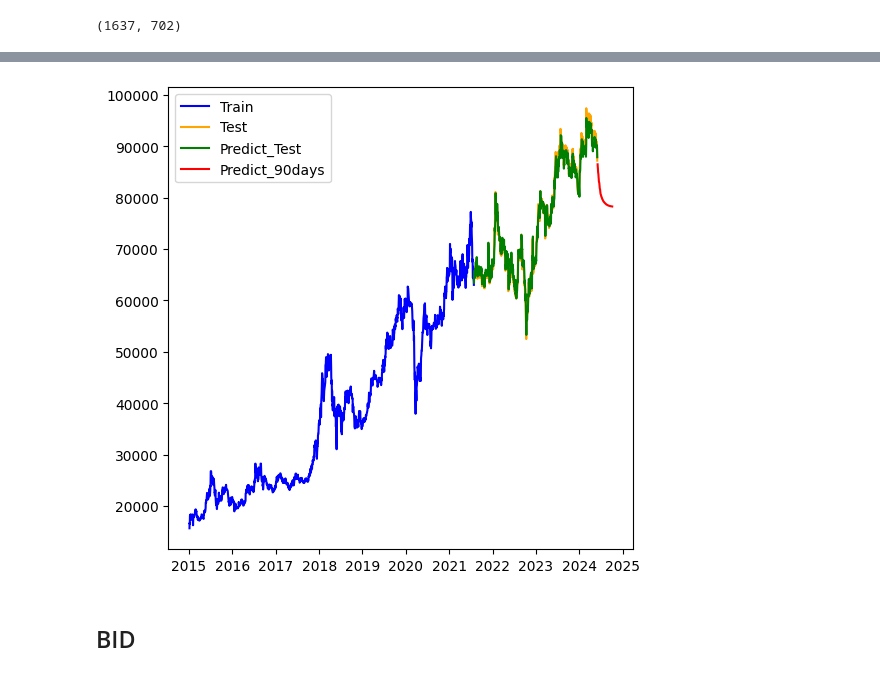
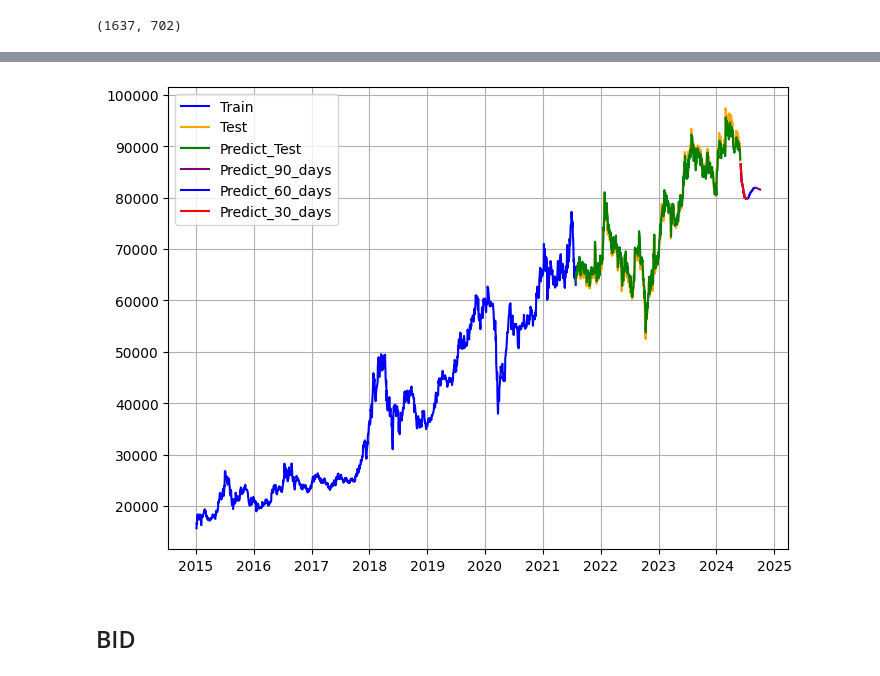
Before and after one commit to ngvmanh/IS403_O22_HTCL_14, a Jupyter notebook: Model/RNN/RNN(7-3).ipynb, the cells around one changed output, grey strips where cells are left out. Saved outputs shown, nothing was run; the diff lists cells and outputs as text; code cells hidden in the pictures.

```diff
--- a/Model/RNN/RNN(7-3).ipynb
+++ b/Model/RNN/RNN(7-3).ipynb
@@ -23,7 +23,7 @@ def generate_date_array(start_date, length):
 _split = 0.7
 epochs = 200
 batch_size = 64
-time_step = 30
+time_step = 60
 # %% [markdown]
 ## VCB
 # %%
@@ -207,16 +207,23 @@ future_data = pd.DataFrame(future_prices, columns=['Close'], index=future_dates)
+# %%
+predict_30_days = future_data[:30]
+predict_60_days = future_data[:60]
+predict_90_days = future_data[:90]
 # %%
 test_predict = test_predict.reshape(-1)
 test_predict = pd.DataFrame(test_predict, columns=['Close'], index=test_data.index)
 # %%
-plt.figure(figsize=(6, 6))
+plt.figure(figsize=(8, 6))
 plt.plot(train_data.index, train_data['Close'], label='Train', color='blue')
 plt.plot(test_data.index, test_data['Close'], label='Test', color='orange')
 plt.plot(test_predict.index, test_predict['Close'], label='Predict_Test', color='green')
-plt.plot(future_data.index, future_data['Close'], label='Predict_90days', color='red')
+plt.plot(predict_90_days.index, predict_90_days['Close'], label='Predict_90_days', color='purple')
+plt.plot(predict_60_days.index, predict_60_days['Close'], label='Predict_60_days', color='blue')
+plt.plot(predict_30_days.index, predict_30_days['Close'], label='Predict_30_days', color='red')
+plt.grid(True)
 plt.legend()
 plt.show()
 # %% [output]
-[figure, old version]
+[figure, new version]
 # %% [markdown]
 ## BID
 # %%
```
Also changed, not shown: parts of 22 cells of this notebook, 4 other files.
